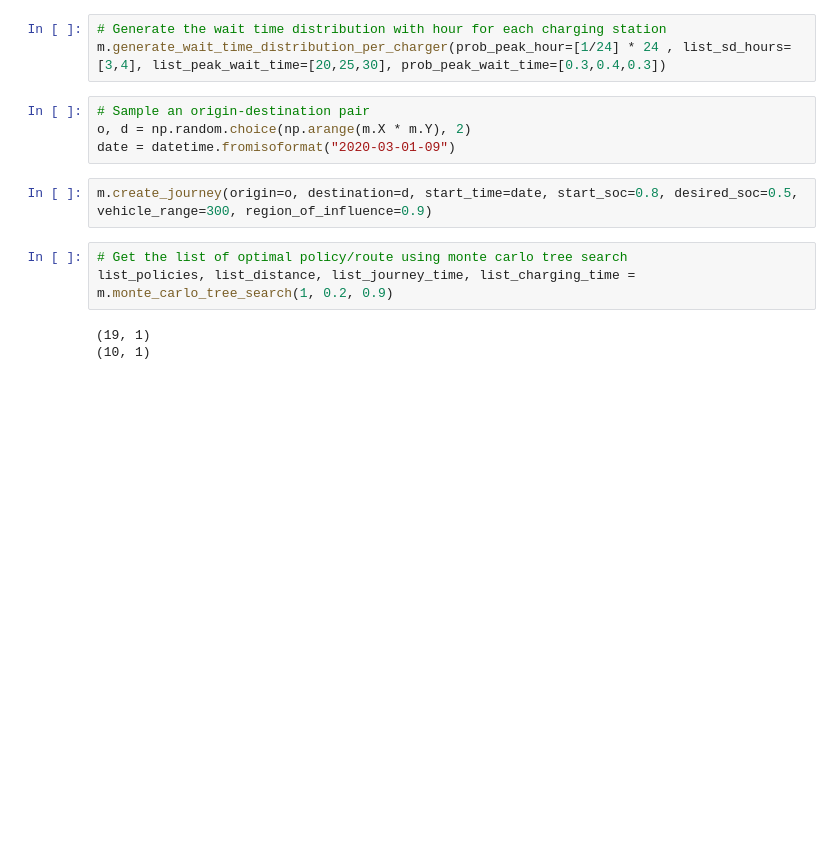
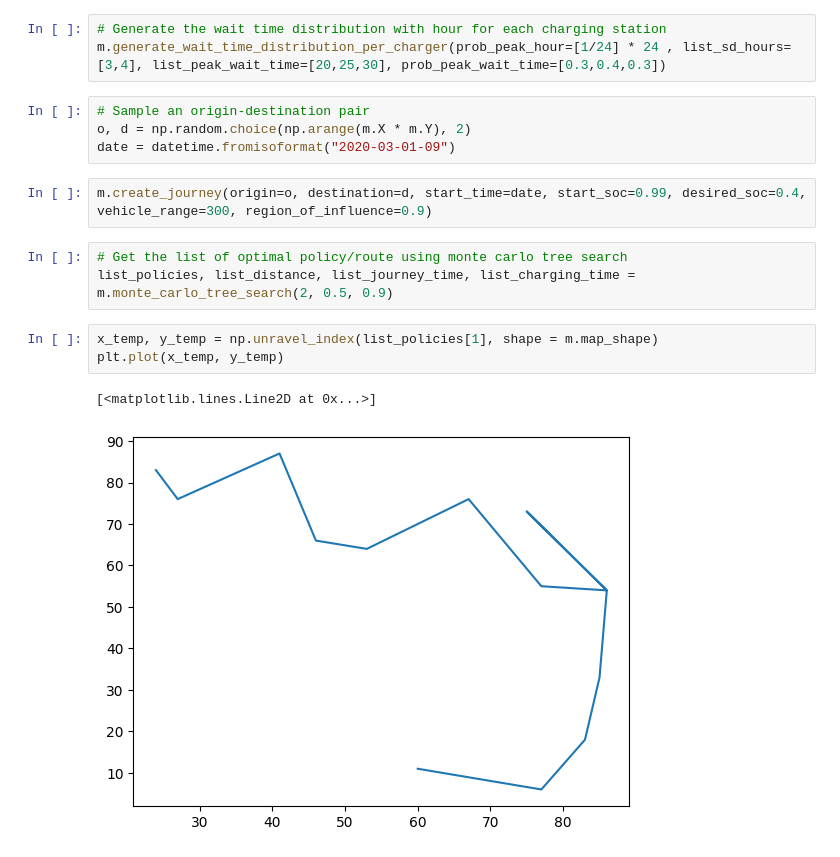
Before and after one commit to yashg2607/EVRoutePlanner, a Jupyter notebook: EVRoutePlanning_MCTS.ipynb, the cells around one changed output. Saved outputs shown, nothing was run; the diff lists cells and outputs as text; blank space fills up the shorter version.

```diff
--- a/EVRoutePlanning_MCTS.ipynb
+++ b/EVRoutePlanning_MCTS.ipynb
@@ -366,10 +379,13 @@ m.generate_wait_time_distribution_per_charger(prob_peak_hour=[1/24] * 24 , list_
 o, d = np.random.choice(np.arange(m.X * m.Y), 2)
 date = datetime.fromisoformat("2020-03-01-09")
 # %%
-m.create_journey(origin=o, destination=d, start_time=date, start_soc=0.8, desired_soc=0.5, vehicle_range=300, region_of_influence=0.9)
+m.create_journey(origin=o, destination=d, start_time=date, start_soc=0.99, desired_soc=0.4, vehicle_range=300, region_of_influence=0.9)
 # %%
 # Get the list of optimal policy/route using monte carlo tree search
-list_policies, list_distance, list_journey_time, list_charging_time = m.monte_carlo_tree_search(1, 0.2, 0.9)
+list_policies, list_distance, list_journey_time, list_charging_time = m.monte_carlo_tree_search(2, 0.5, 0.9)
-# %% [output]
-(19, 1)
-(10, 1)
+# %%
+x_temp, y_temp = np.unravel_index(list_policies[1], shape = m.map_shape)
+plt.plot(x_temp, y_temp)
+# %% [output]
+[<matplotlib.lines.Line2D at 0x...>]
+[figure, added]
```
Also changed, not shown: parts of 5 cells of this notebook.
